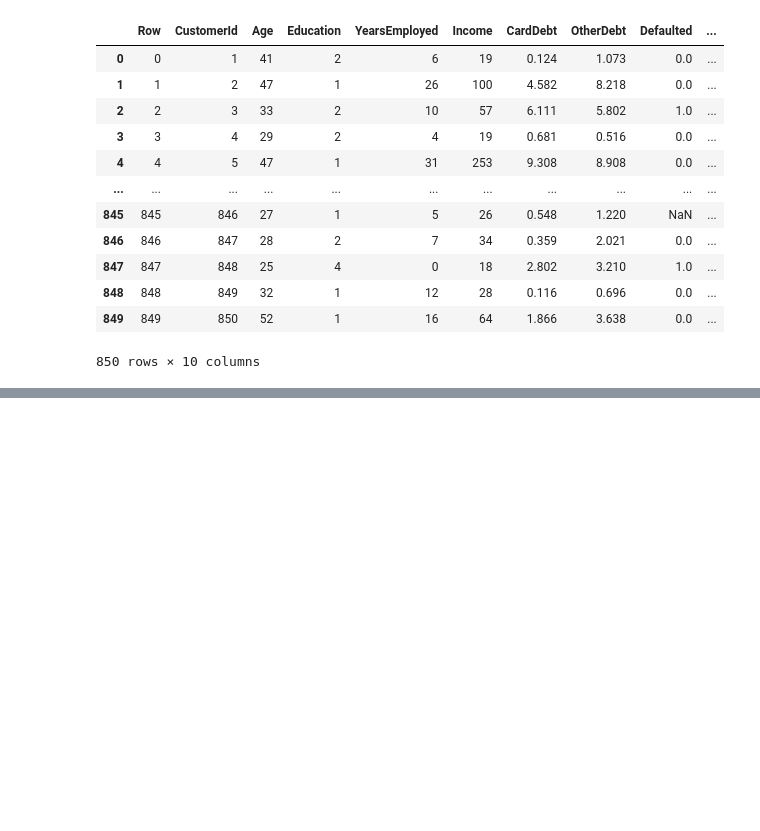
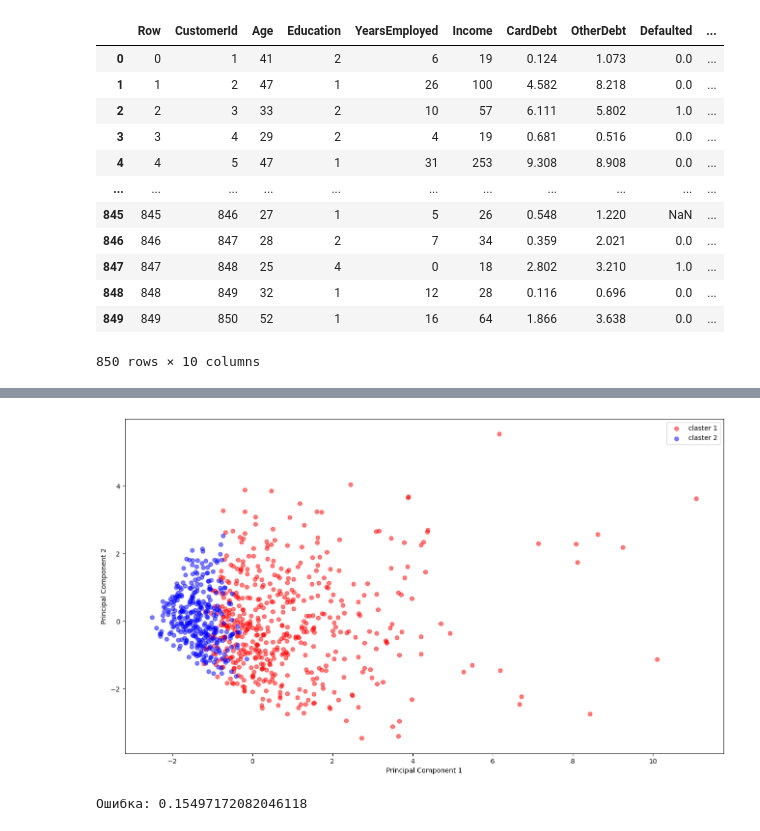
Before and after one commit to Santiperro/analytical-information-processing-technologies, a Jupyter notebook: clasterization/clasterization.ipynb, the cells around one changed output, grey strips where cells are left out. Saved outputs shown, nothing was run; the diff lists cells and outputs as text; code cells hidden in the pictures; blank space fills up the shorter version.

```diff
--- a/clasterization/clasterization.ipynb
+++ b/clasterization/clasterization.ipynb
@@ -274,4 +89,0 @@ print(f'Ошибка: {error}')
-# %%
-clasters, error = cluster_data(scaled_data_1, 3, method='kmedoids')
-visualize_clasters(clasters)
-print(f'Ошибка: {error}')
@@ -281,5 +89,0 @@ print(f'Ошибка: {error}')
-# %%
-# Cтандартизированные данные с заполнением пустых значений нулями
-clasters, error = cluster_data(scaled_data_2, 2, method='kmedoids')
-visualize_clasters(clasters)
-print(f'Ошибка: {error}')
@@ -289,4 +89,0 @@ print(f'Ошибка: {error}')
-# %%
-clasters, error = cluster_data(scaled_data_2, 3, method='kmedoids')
-visualize_clasters(clasters)
-print(f'Ошибка: {error}')
@@ -295,0 +90,11 @@ print(f'Ошибка: {error}')
+# %%
+from sklearn.preprocessing import StandardScaler
+
+
+scaler = StandardScaler()
+numeric_columns = ['Age', 'YearsEmployed', 'Income', 'CardDebt', 'OtherDebt', 'DebtIncomeRatio']
+categorical = data.drop(columns=numeric_columns)
+numeric = data[numeric_columns]
+numeric_std = pd.DataFrame(scaler.fit_transform(numeric), columns=numeric_columns)
+data_std = pd.concat([numeric_std, categorical], axis=1)
+data_std
@@ -295,0 +195,7 @@ print(f'Ошибка: {error}')
+# %%
+clasters, error = cluster_data(data_std, 2, method='kmedoids')
+visualize_clasters(clasters)
+print(f'Ошибка: {error}')
+# %% [output]
+[figure, added]
+Ошибка: 0.15497172082046118
```
Also changed, not shown: parts of 46 cells of this notebook, 1 other file.
